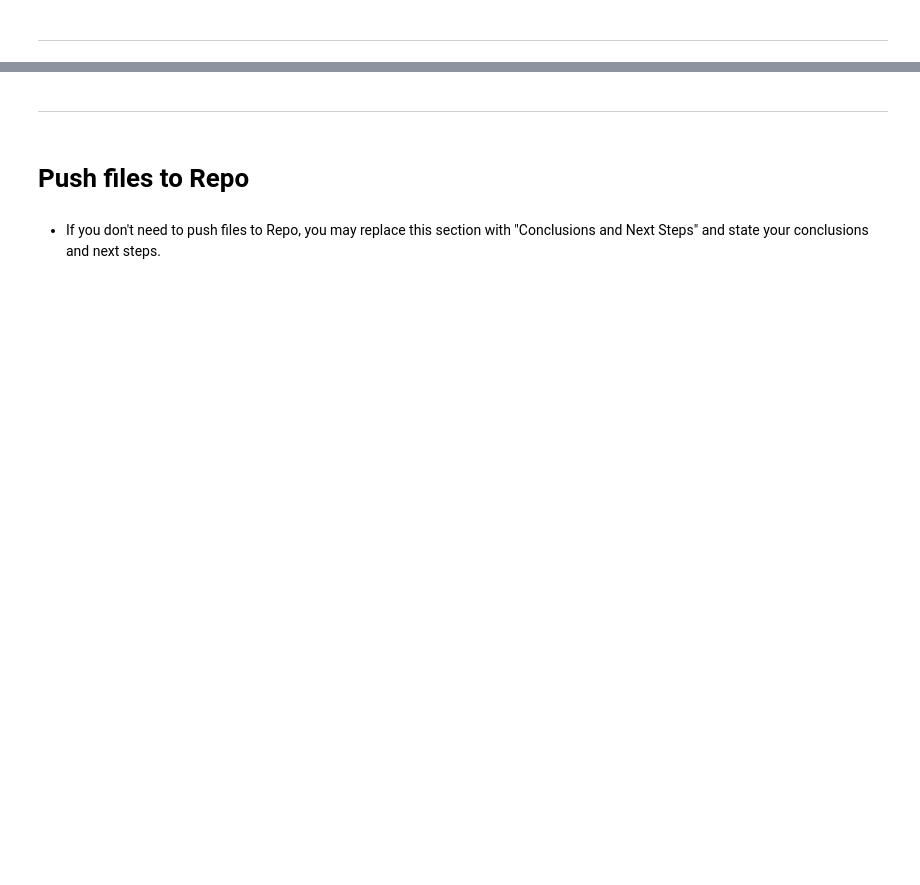
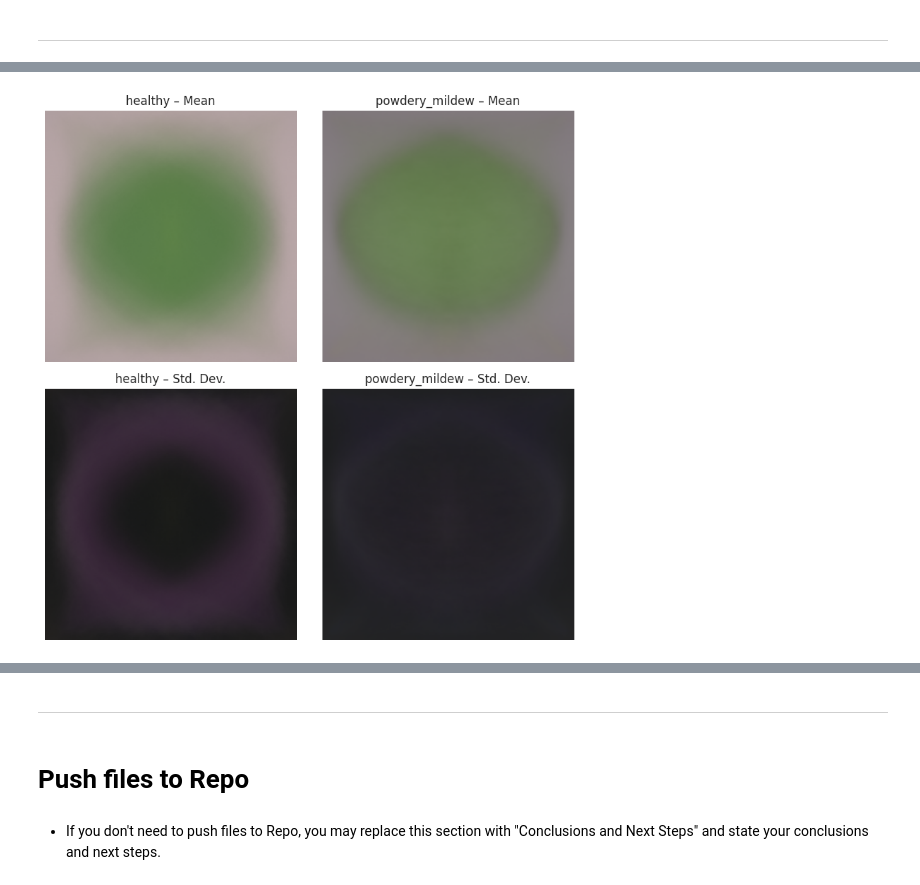
Before and after one commit to JDonnellyCodeInstitute/PP5-MildewDetection, a Jupyter notebook: jupyter_notebooks/02 - DataVisualisation.ipynb, the cells around one changed output, grey strips where cells are left out. Saved outputs shown, nothing was run; the diff lists cells and outputs as text; code cells hidden in the pictures; blank space fills up the shorter version.

Commit message:
Per-class mean and variability calculated, plotted and saved to outputs. Conclusion sub-heading added where appropriate.

```diff
--- a/jupyter_notebooks/02 - DataVisualisation.ipynb
+++ b/jupyter_notebooks/02 - DataVisualisation.ipynb
@@ -200,0 +211,40 @@ Our analysis confirms that every image in the training set is already 256 × 2
+# %%
+# Helper to load and stack images for a given class
+def compute_stats_for_class(class_dir):
+    imgs = []
+    for img_path in (class_dir).glob('*'):
+        img = imread(str(img_path)).astype(np.float32) / 255.0
+        imgs.append(img)
+    stack = np.stack(imgs, axis=0)  # shape = (Num, Hgt, Wdth, Chnl)
+    mean_img = np.mean(stack, axis=0)
+    std_img  = np.std(stack, axis=0)
+    return mean_img, std_img
+
+# Compute mean and std for each label
+stats = {}
+for cls in labels:
+    class_dir = train_dir / cls
+    mean_img, std_img = compute_stats_for_class(class_dir)
+    stats[cls] = (mean_img, std_img)
+
+# Plot grid: row 1 = means, row 2 = stds
+n = len(labels)
+fig, axes = plt.subplots(2, n, figsize=(4*n, 8))
+for i, cls in enumerate(labels):
+    mean_img, std_img = stats[cls]
+    # Mean
+    ax = axes[0, i]
+    ax.imshow(mean_img)
+    ax.axis('off')
+    ax.set_title(f"{cls} – Mean")
+    # Variability
+    ax = axes[1, i]
+    ax.imshow(std_img, cmap='gray')
+    ax.axis('off')
+    ax.set_title(f"{cls} – Std. Dev.")
+
+plt.tight_layout()
+plt.savefig(figures_out/'mean_std_per_class.png')
+plt.show()
+# %% [output]
+[figure, added]
```
Also changed, not shown: parts of 5 cells of this notebook, 2 other files.
